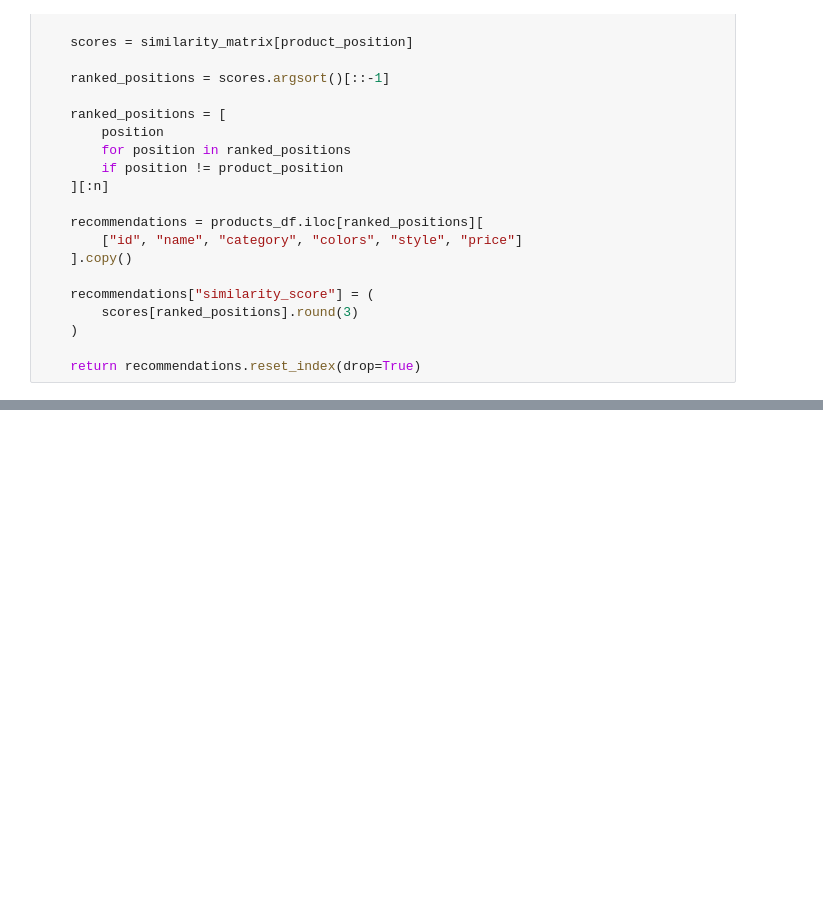
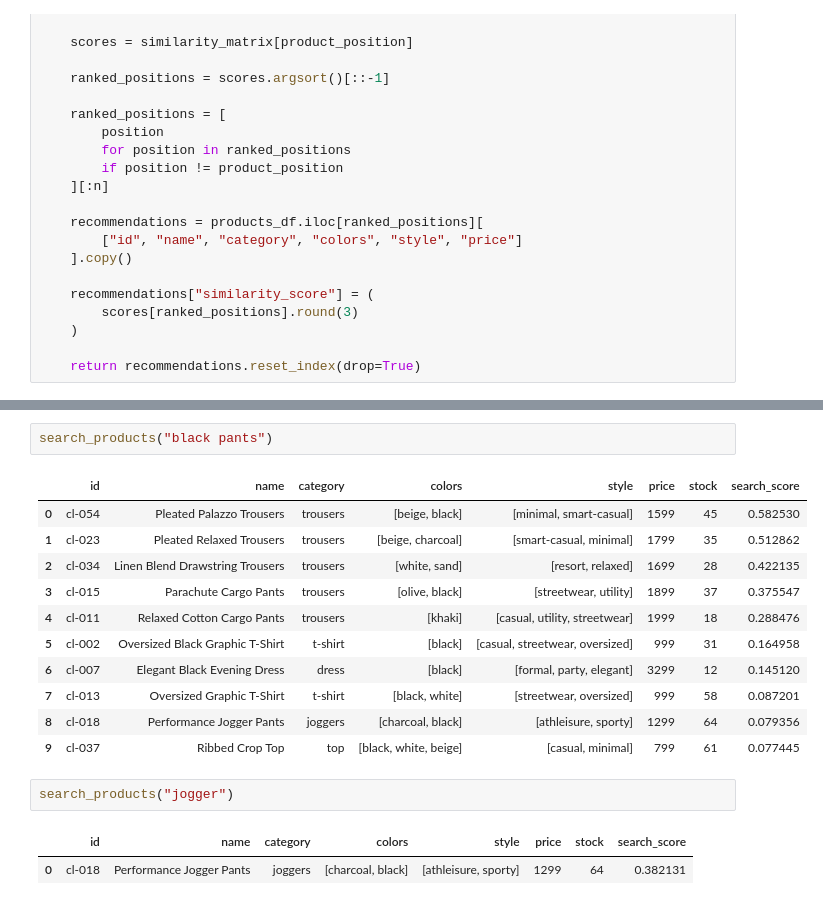
Before and after one commit to AnubhavPanwar1947/content-based-clothing-recommendation-model, a Jupyter notebook: notebooks/01_content_based_recommender.ipynb, the cells around one changed output, grey strips where cells are left out. Drawn from its saved outputs; the diff is of its cells as text; blank space fills up the shorter version.

```diff
--- a/notebooks/01_content_based_recommender.ipynb
+++ b/notebooks/01_content_based_recommender.ipynb
@@ -159,0 +251,19 @@ recommend_products("cl-002", n=5)
+# %%
+search_products("black pants")
+# %% [output]
+|  | id | name | category | colors | style | price | stock | search_score |
+| 0 | cl-054 | Pleated Palazzo Trousers | trousers | [beige, black] | [minimal, smart-casual] | 1599 | 45 | 0.582530 |
+| 1 | cl-023 | Pleated Relaxed Trousers | trousers | [beige, charcoal] | [smart-casual, minimal] | 1799 | 35 | 0.512862 |
+| 2 | cl-034 | Linen Blend Drawstring Trousers | trousers | [white, sand] | [resort, relaxed] | 1699 | 28 | 0.422135 |
+| 3 | cl-015 | Parachute Cargo Pants | trousers | [olive, black] | [streetwear, utility] | 1899 | 37 | 0.375547 |
+| 4 | cl-011 | Relaxed Cotton Cargo Pants | trousers | [khaki] | [casual, utility, streetwear] | 1999 | 18 | 0.288476 |
+| 5 | cl-002 | Oversized Black Graphic T-Shirt | t-shirt | [black] | [casual, streetwear, oversized] | 999 | 31 | 0.164958 |
+| 6 | cl-007 | Elegant Black Evening Dress | dress | [black] | [formal, party, elegant] | 3299 | 12 | 0.145120 |
+| 7 | cl-013 | Oversized Graphic T-Shirt | t-shirt | [black, white] | [streetwear, oversized] | 999 | 58 | 0.087201 |
+| 8 | cl-018 | Performance Jogger Pants | joggers | [charcoal, black] | [athleisure, sporty] | 1299 | 64 | 0.079356 |
+| 9 | cl-037 | Ribbed Crop Top | top | [black, white, beige] | [casual, minimal] | 799 | 61 | 0.077445 |
+# %%
+search_products("jogger")
+# %% [output]
+|  | id | name | category | colors | style | price | stock | search_score |
+| 0 | cl-018 | Performance Jogger Pants | joggers | [charcoal, black] | [athleisure, sporty] | 1299 | 64 | 0.382131 |
```
Also changed, not shown: parts of 20 cells of this notebook, 1 other file.
